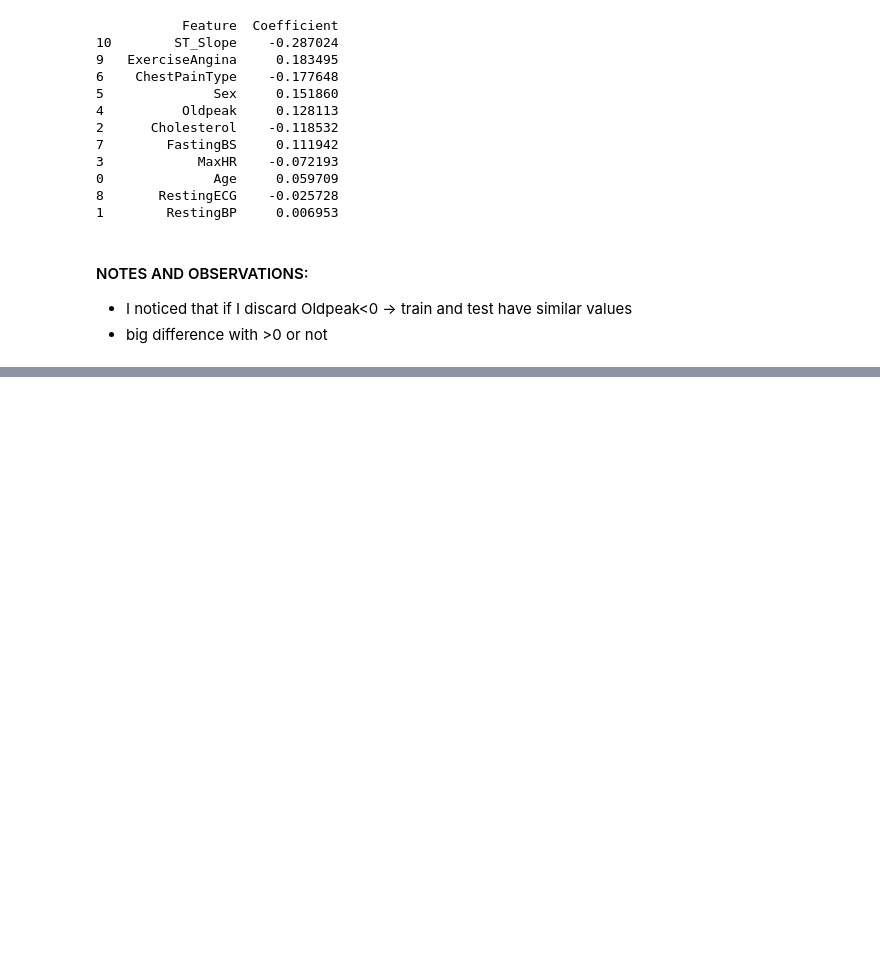
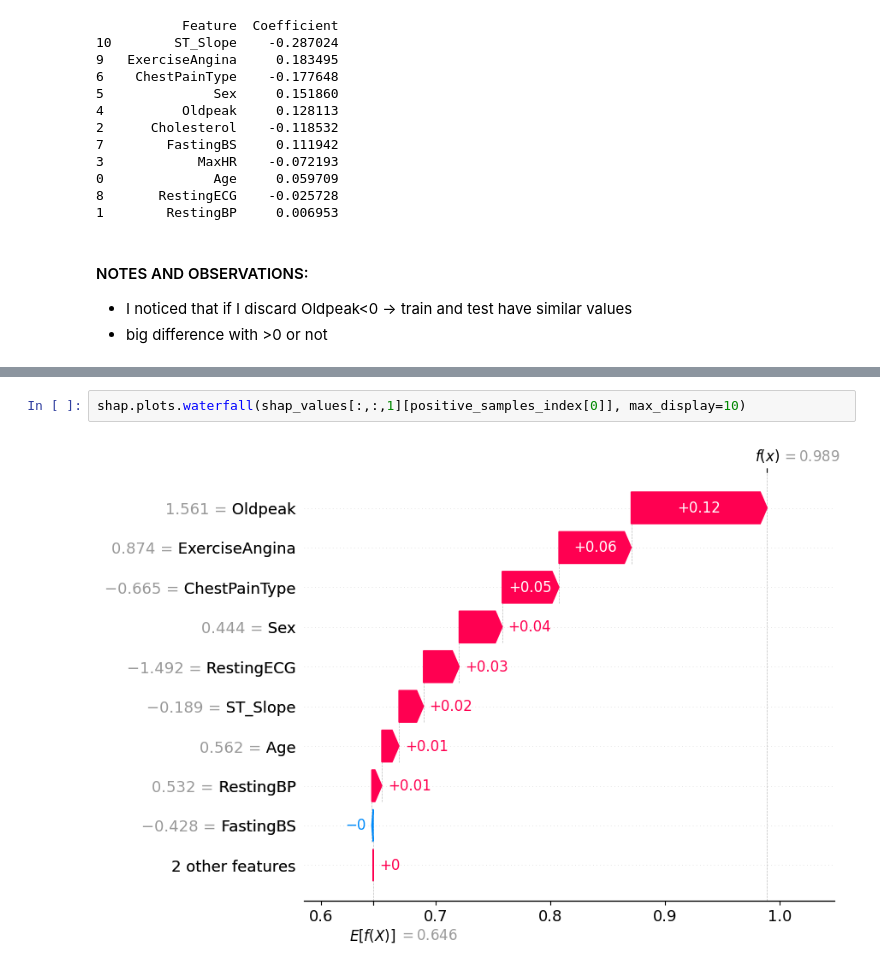
Before and after one commit to nexusfb/ETH-MLxHC-Interpretable-Medical-Data-Classification, a Jupyter notebook: pjt1_pt1.ipynb, the cells around one changed output, grey strips where cells are left out. Saved outputs shown, nothing was run; the diff lists cells and outputs as text; blank space fills up the shorter version.

```diff
--- a/pjt1_pt1.ipynb
+++ b/pjt1_pt1.ipynb
@@ -321,0 +412,4 @@ print(coefficients_df)
+# %%
+shap.plots.waterfall(shap_values[:,:,1][positive_samples_index[0]], max_display=10)
+# %% [output]
+[figure, added]
```
Also changed, not shown: parts of 19 cells of this notebook.
